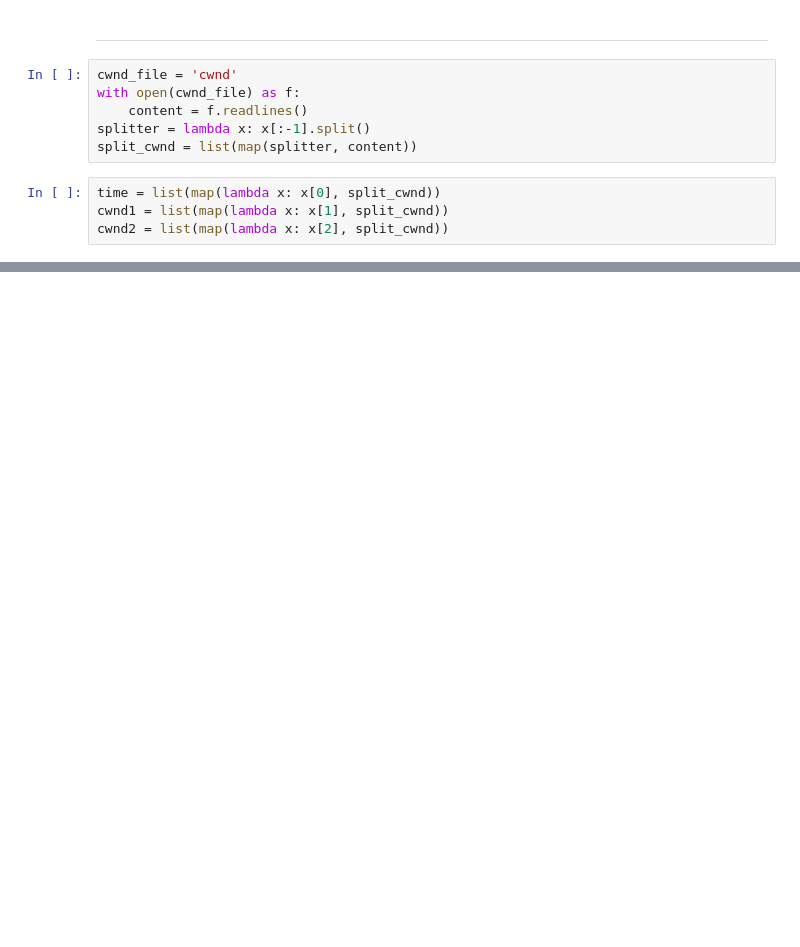
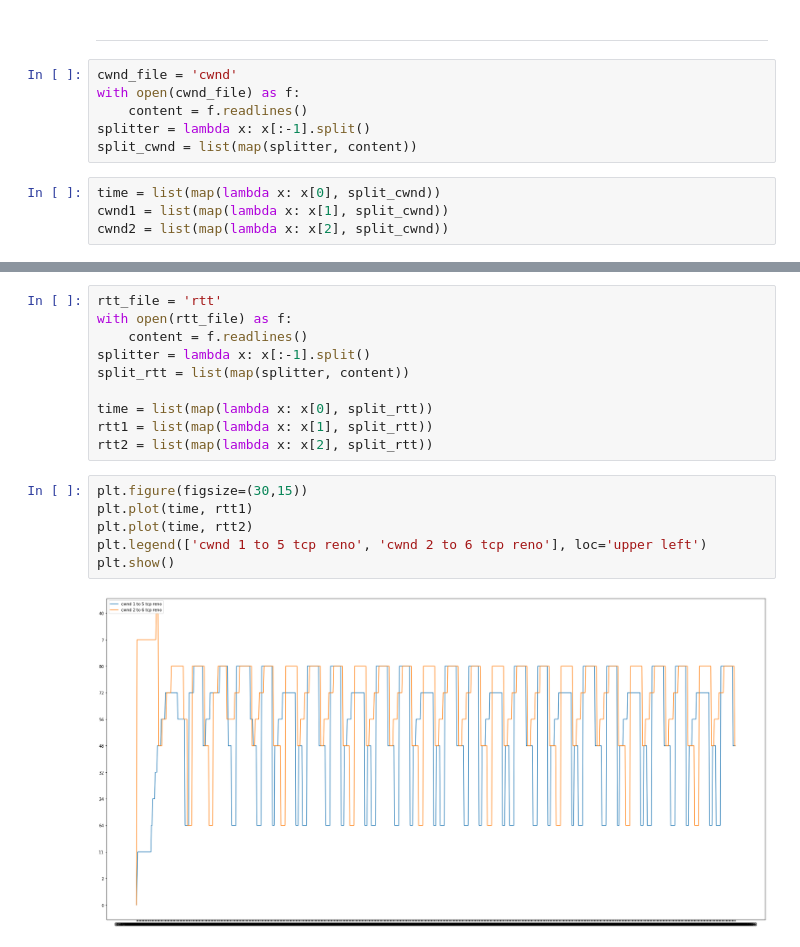
Before and after one commit to rastadayon/TCP-Congestion-Control-Analysis, a Jupyter notebook: CA2-Report.ipynb, the cells around one changed output, grey strips where cells are left out. Saved outputs shown, nothing was run; the diff lists cells and outputs as text; blank space fills up the shorter version.

```diff
--- a/CA2-Report.ipynb
+++ b/CA2-Report.ipynb
@@ -55,0 +53,18 @@ plt.plot(time, cwnd1, color='green')
+# %%
+rtt_file = 'rtt'
+with open(rtt_file) as f:
+    content = f.readlines()
+splitter = lambda x: x[:-1].split()
+split_rtt = list(map(splitter, content))
+
+time = list(map(lambda x: x[0], split_rtt))
+rtt1 = list(map(lambda x: x[1], split_rtt))
+rtt2 = list(map(lambda x: x[2], split_rtt))
+# %%
+plt.figure(figsize=(30,15))
+plt.plot(time, rtt1)
+plt.plot(time, rtt2)
+plt.legend(['cwnd 1 to 5 tcp reno', 'cwnd 2 to 6 tcp reno'], loc='upper left')
+plt.show()
+# %% [output]
+[figure, added]
```
Also changed, not shown: parts of 5 cells of this notebook, 4 other files.
